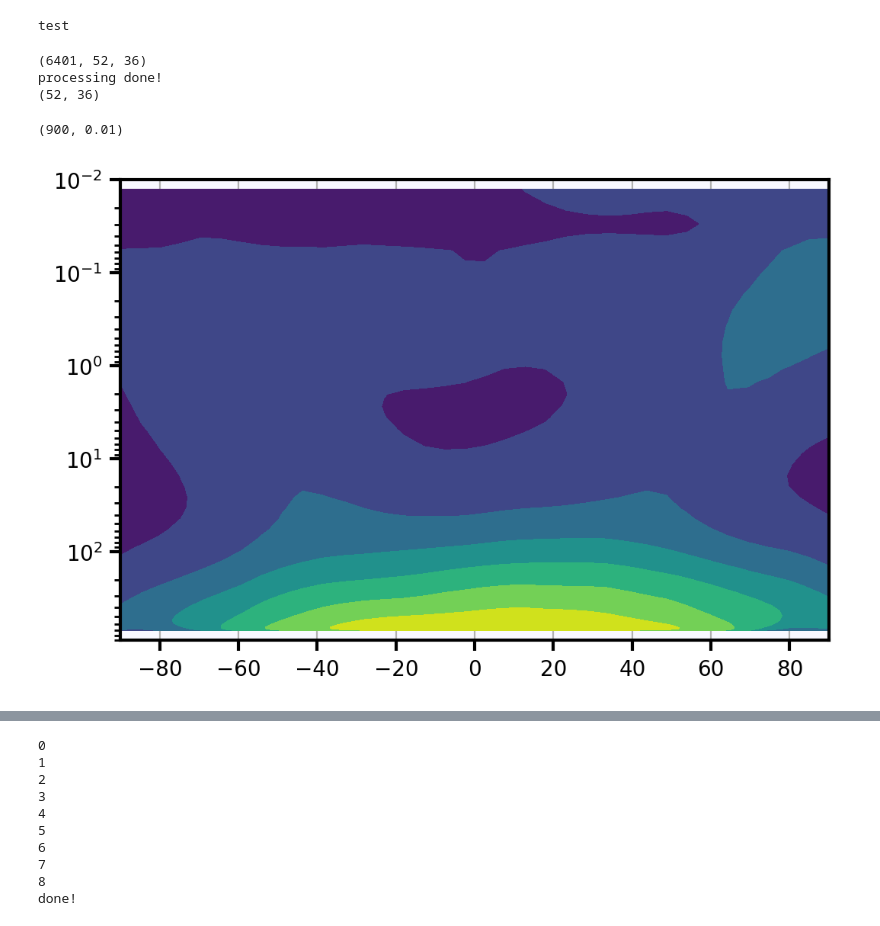
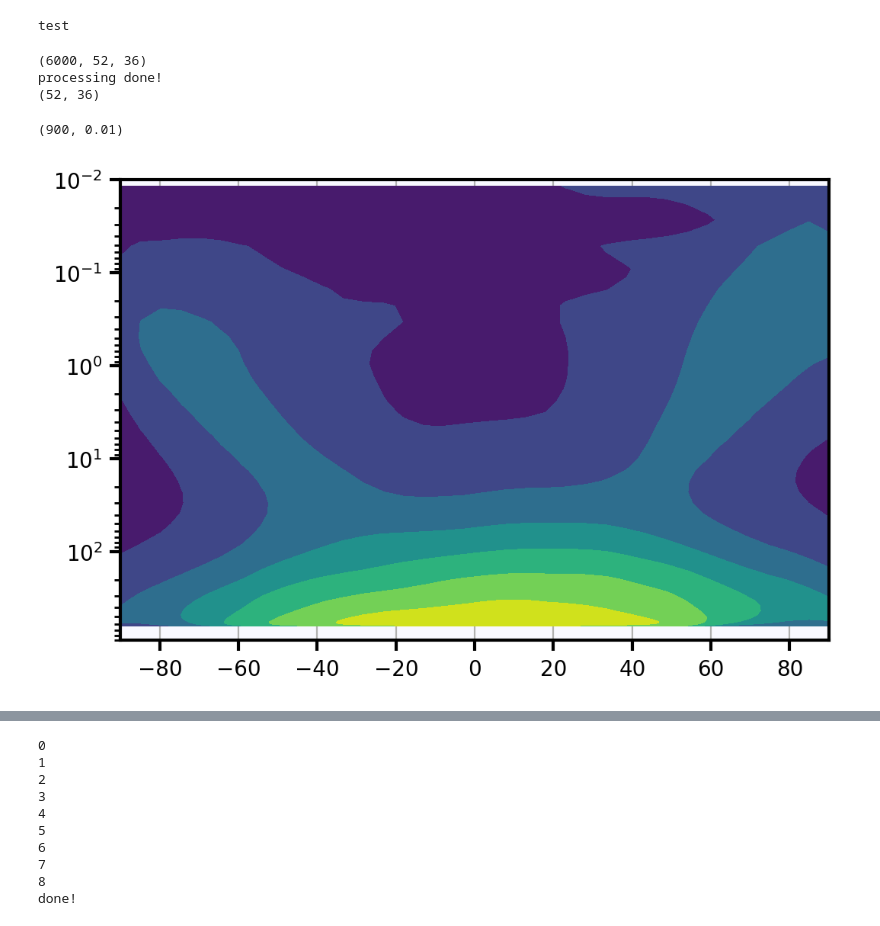
Before and after one commit to sokvisal/marswrf, a Jupyter notebook: fullfield_temperature_filtered.ipynb, the cells around one changed output, grey strips where cells are left out. Cells and saved outputs as stored; diff of their text form; code cells hidden in the pictures.

```diff
--- a/fullfield_temperature_filtered.ipynb
+++ b/fullfield_temperature_filtered.ipynb
@@ -102,34 +102,35 @@ def zonal_plt_monthly(ydata, ls, data, title, level=12, norm=False, cmap=None):
 # %% [output]
 test
 # %%
-filedir = './r14p1dustL45_full_TP.nc'
+dataname = './r14p1dustL40'
+filedir = dataname+'_full_TP.nc'
 
 data = Dataset(filedir, 'r')
 ls = data.variables['LS'][:]
 tfull = data.variables['T'][:]
 pfull = data.variables['P'][:]
 print (pfull.shape)
 
 tfull = martians_year(ls, tfull) [:5280]
 pfull = martians_year(ls, pfull) [:5280]
 
 tfull = tfull.reshape((12, 440, 52, 36, 72))
 pfull = pfull.reshape((12, 440, 52, 36))
 p = pfull.mean(axis=1)
 del pfull
 
 print ('processing done!')
 print (tfull[0].mean(axis=3).mean(axis=0).shape)
 
 plt.contourf(np.linspace(-90,90,36), p[0].mean(axis=1), tfull[0].mean(axis=3).mean(axis=0))
 plt.yscale('log')
 plt.ylim([900,1e-2])
 # %% [output]
-(6401, 52, 36)
+(6000, 52, 36)
 processing done!
 (52, 36)
 (900, 0.01)
-[figure, old version]
+[figure, new version]
 # %%
 tmpPress = np.linspace(0,1,52)
 lat = np.linspace(-90,90,36)
```
Also changed, not shown: parts of 8 cells of this notebook.
